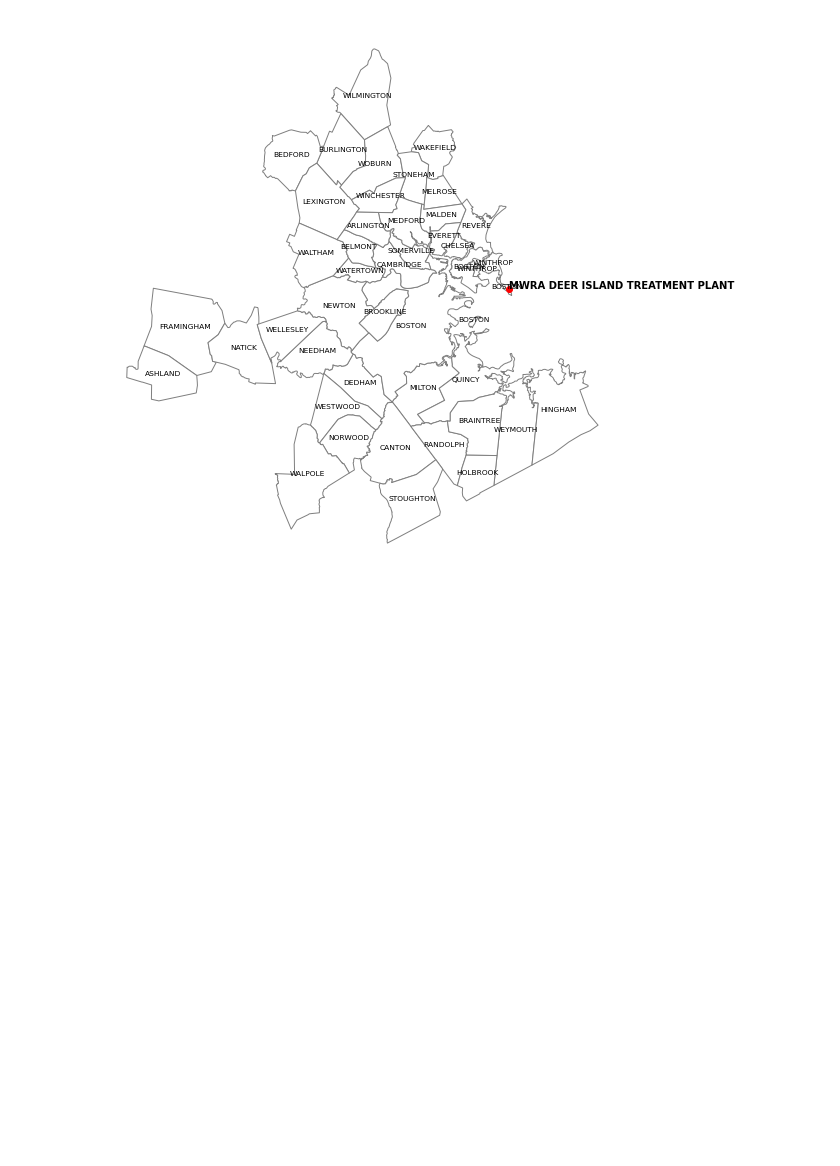
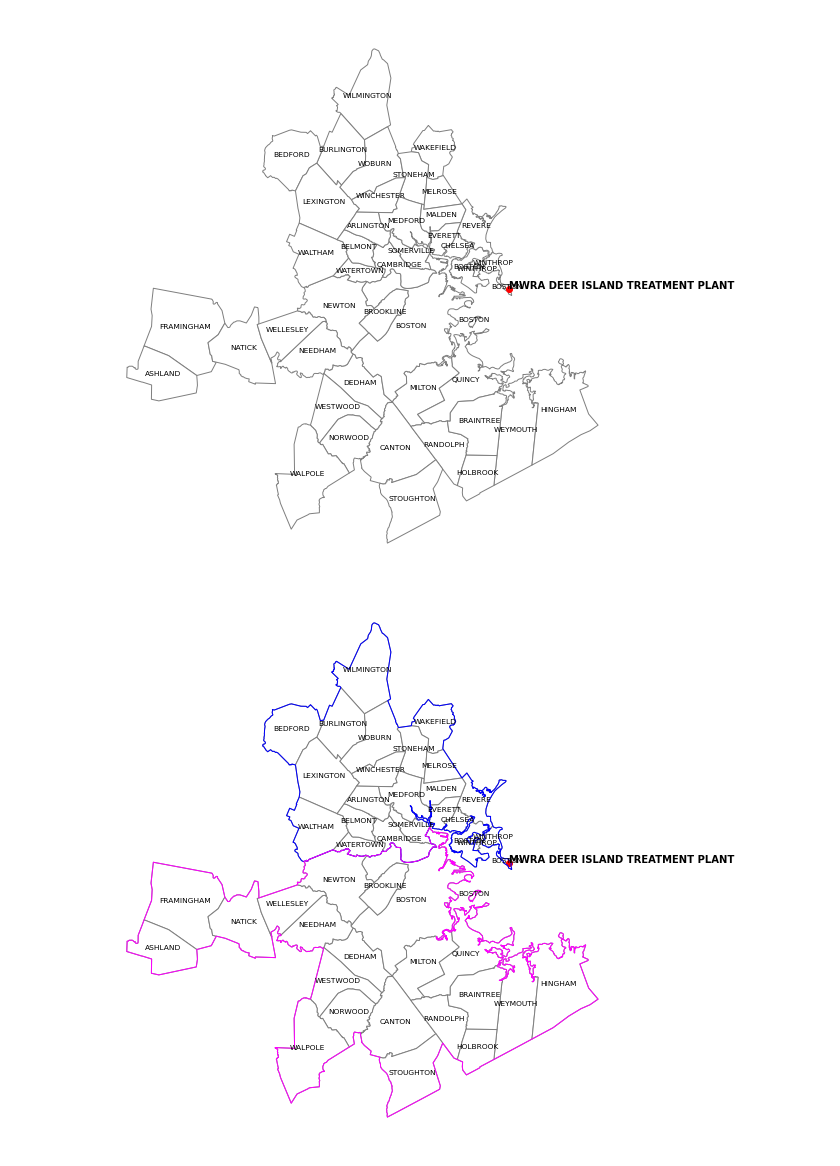
Before and after one commit to waterhackweek/whw2020_covidcrew, a Jupyter notebook: notebooks/catchment_area.ipynb, the cells around one changed output. Cells and saved outputs as stored; diff of their text form; code cells hidden in the pictures; blank space fills up the shorter version.

Commit message:
modified catchment area notebook and added north and south catchment shapefiles

```diff
--- a/notebooks/catchment_area.ipynb
+++ b/notebooks/catchment_area.ipynb
@@ -61,3 +61,24 @@ for x, y, label in zip(di_wtp_c_area_crs.geometry.x, di_wtp_c_area_crs.geometry.
 plt.show()
 # %% [output]
 [figure]
+# %%
+# north and south catchment area
+## add north and south catchment area
+n_c_area = gp.read_file("../data/North_south_catchment/DI_catchment_north_dis.shp")
+s_c_area = gp.read_file("../data/North_south_catchment/DI_catchment_south_dis.shp")
+# %%
+## plot north and south catchment on catchment area with DI WTP location:
+ax = c_area.plot(color='white', edgecolor='grey', figsize=(10,10))
+di_wtp_c_area_crs.plot(ax = ax, color='red')
+n_c_area.plot(ax=ax, facecolor="none",  edgecolor = 'blue')
+s_c_area.plot(ax=ax, facecolor="none", edgecolor = 'magenta')
+ax.set_axis_off()
+texts = []
+for x, y, label in zip(c_area_points.geometry.x, c_area_points.geometry.y, c_area_points["TOWN"]):
+    texts.append(plt.text(x, y, label, fontsize = 7.5, horizontalalignment='center'))
+textsdi = []
+for x, y, label in zip(di_wtp_c_area_crs.geometry.x, di_wtp_c_area_crs.geometry.y, di_wtp_c_area_crs["CWP_NAME"]):
+    textsdi.append(plt.text(x, y, label, fontsize = 10, weight='bold', horizontalalignment='left'))
+plt.show()
+# %% [output]
+[figure, added]
```
Also changed, not shown: 16 other files.
